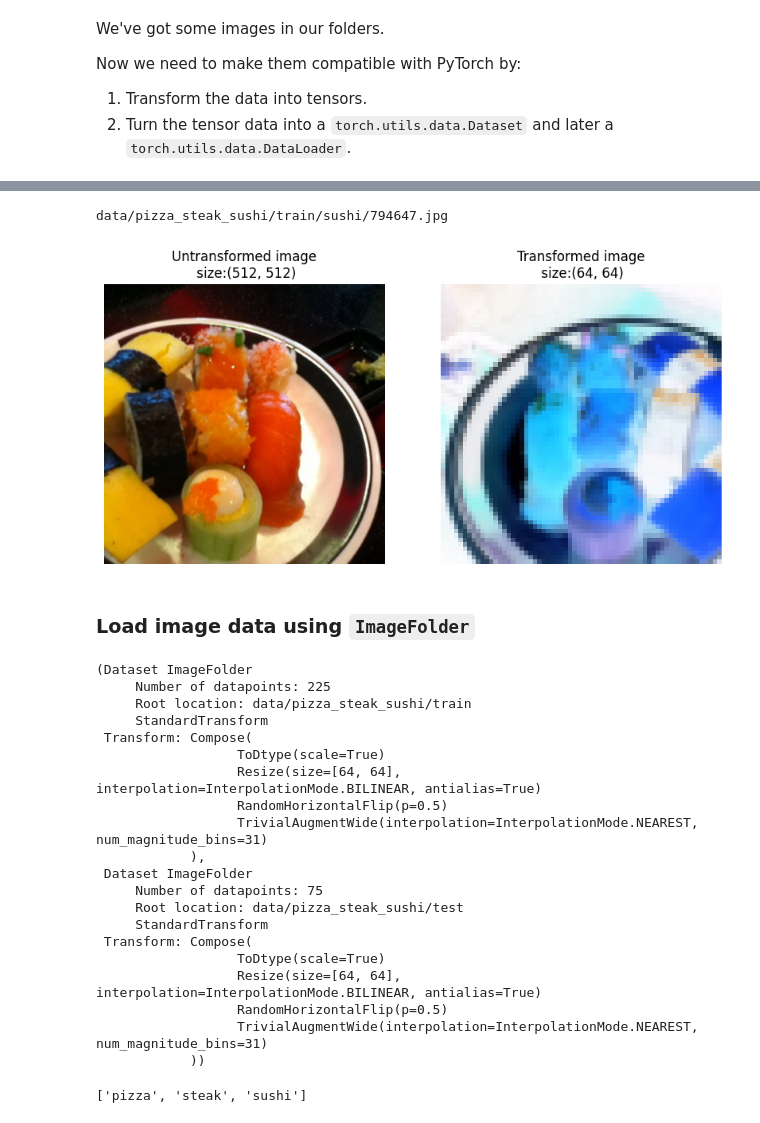
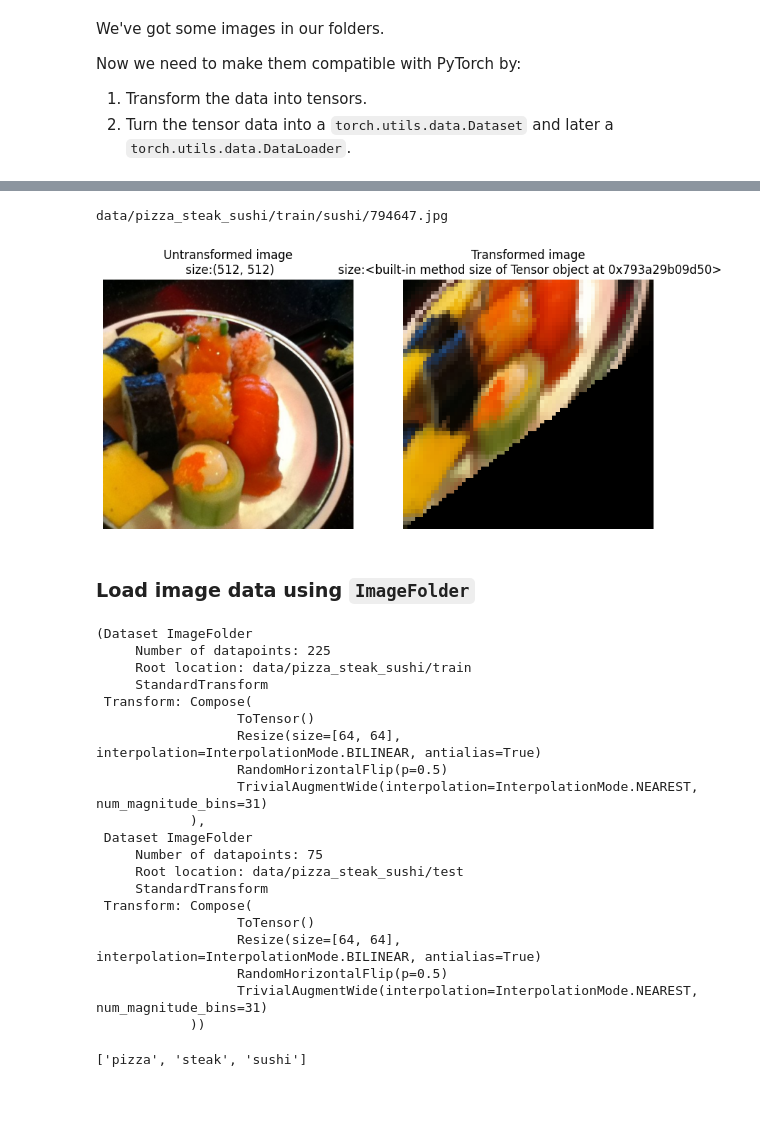
Before and after one commit to lnsayer/udemy_ml_course, a Jupyter notebook: my_04_pytorch_custom_datasets_exercises.ipynb, the cells around one changed output, grey strips where cells are left out. Cells and saved outputs as stored; diff of their text form; code cells hidden in the pictures.

```diff
--- a/my_04_pytorch_custom_datasets_exercises.ipynb
+++ b/my_04_pytorch_custom_datasets_exercises.ipynb
@@ -181,7 +162,7 @@ from torchvision.transforms import v2
 
 # Create transform from v2: faster and can do more things
 transform = v2.Compose([
-    v2.ToDtype(torch.float32, scale=True),
+    v2.ToTensor(),
     v2.Resize(size=(64, 64), antialias=True),
     v2.RandomHorizontalFlip(p=0.5),
     v2.TrivialAugmentWide()
@@ -194,32 +191,33 @@ transformed_img
 # %%
 # Write a function to plot transformed images
 def compare_img_to_transformed_img(image_paths, transform, random_seed):
   random.seed(random_seed)
 
   img_path = random.choice(image_paths)
   print(img_path)
   img = Image.open(img_path)
 
   transformed_img = transform(img)
+  transformed_img = transformed_img.permute(1, 2, 0)
 
   plt.figure(figsize=(10, 7))
 
   plt.subplot(1,2,1)
   plt.imshow(img)
   plt.axis(False);
 
   plt.title(f"Untransformed image\n size:{img.size}")
 
   plt.subplot(1, 2, 2)
   plt.imshow(transformed_img)
   plt.axis(False);
 
   plt.title(f"Transformed image\n size:{transformed_img.size}")
 
 compare_img_to_transformed_img(image_list_paths, transform, 6)
 # %% [output]
 data/pizza_steak_sushi/train/sushi/794647.jpg
-[figure, old version]
+[figure, new version]
 # %% [markdown]
 ### Load image data using `ImageFolder`
 # %%
@@ -234,7 +232,7 @@ train_data, test_data
      Root location: data/pizza_steak_sushi/train
      StandardTransform
  Transform: Compose(
-                  ToDtype(scale=True)
+                  ToTensor()
                   Resize(size=[64, 64], interpolation=InterpolationMode.BILINEAR, antialias=True)
                   RandomHorizontalFlip(p=0.5)
                   TrivialAugmentWide(interpolation=InterpolationMode.NEAREST, num_magnitude_bins=31)
@@ -244,7 +242,7 @@ train_data, test_data
      Root location: data/pizza_steak_sushi/test
      StandardTransform
  Transform: Compose(
-                  ToDtype(scale=True)
+                  ToTensor()
                   Resize(size=[64, 64], interpolation=InterpolationMode.BILINEAR, antialias=True)
                   RandomHorizontalFlip(p=0.5)
                   TrivialAugmentWide(interpolation=InterpolationMode.NEAREST, num_magnitude_bins=31)
```
Also changed, not shown: parts of 10 cells of this notebook.
